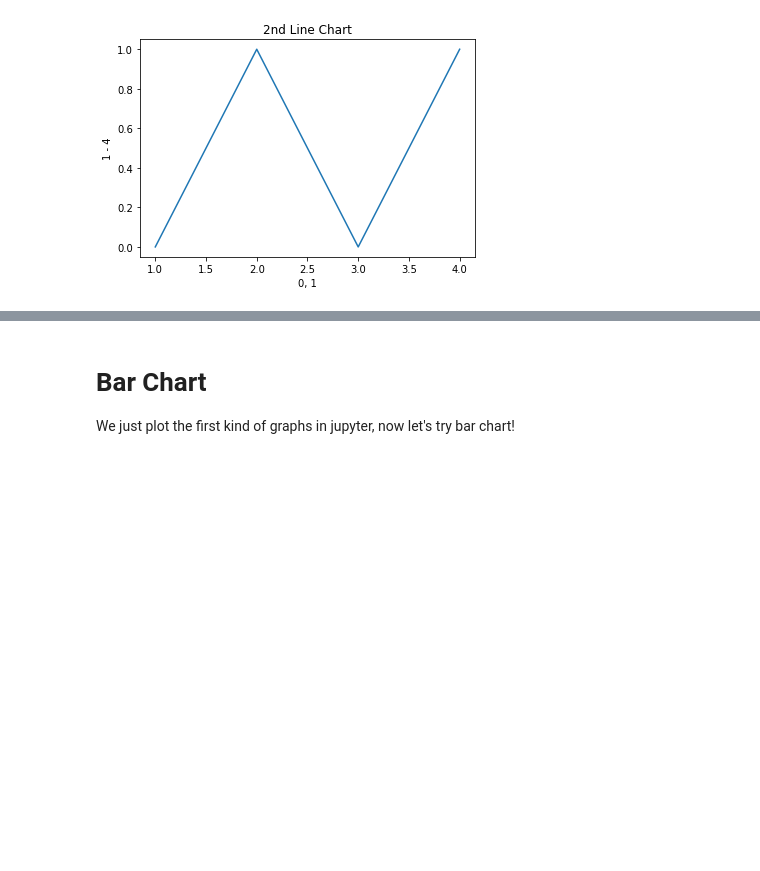
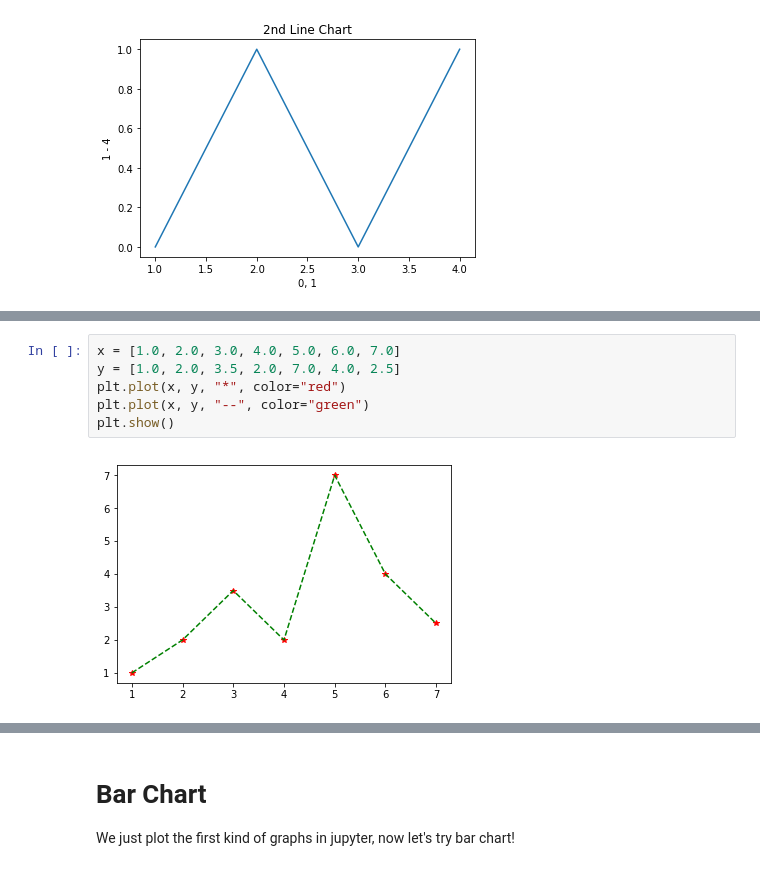
Before and after one commit to howawong/python-for-students, a Jupyter notebook: Data Visualization.ipynb, the cells around one changed output, grey strips where cells are left out. Saved outputs shown, nothing was run; the diff lists cells and outputs as text; blank space fills up the shorter version.

```diff
--- a/Data Visualization.ipynb
+++ b/Data Visualization.ipynb
@@ -50,0 +62,8 @@ plt.show()
+# %%
+x = [1.0, 2.0, 3.0, 4.0, 5.0, 6.0, 7.0]
+y = [1.0, 2.0, 3.5, 2.0, 7.0, 4.0, 2.5]
+plt.plot(x, y, "*", color="red")
+plt.plot(x, y, "--", color="green")
+plt.show()
+# %% [output]
+[figure, added]
```
Also changed, not shown: parts of 20 cells of this notebook, 2 other files.
